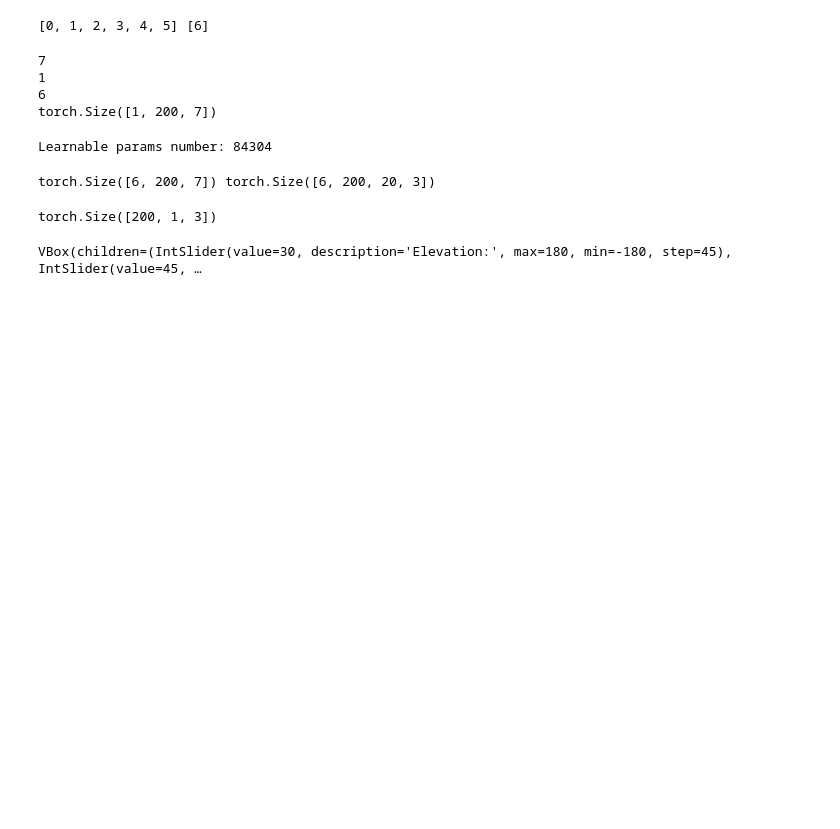
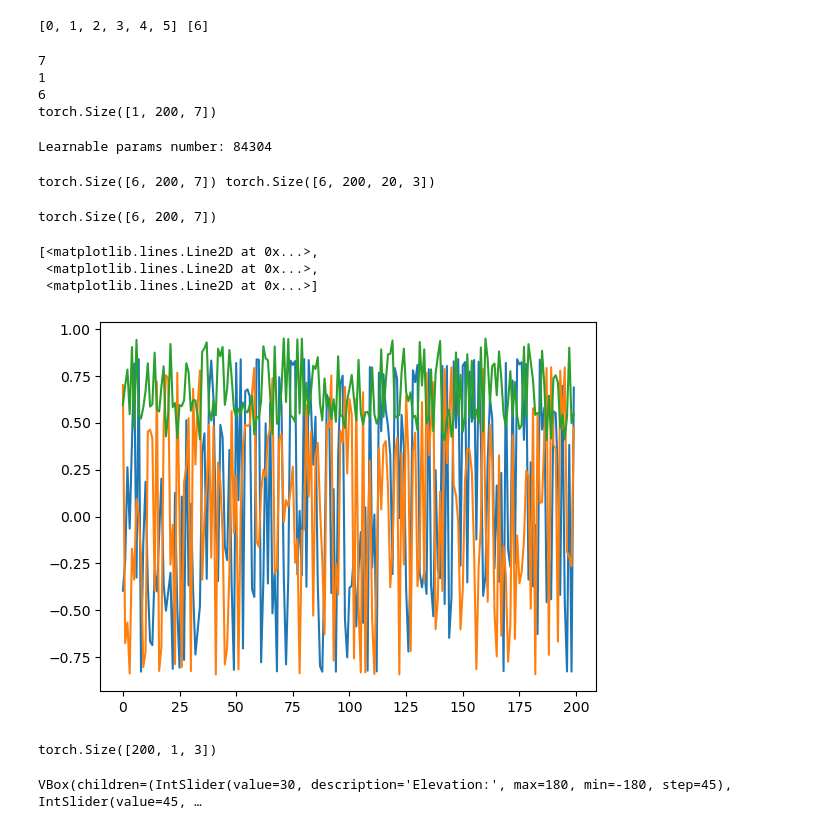
Before and after one commit to Stanpie3/Geometric-Flow-Matching, a Jupyter notebook: tangent_experiment.ipynb, the cells around one changed output. Saved outputs shown, nothing was run; the diff lists cells and outputs as text; code cells hidden in the pictures; blank space fills up the shorter version.

```diff
--- a/tangent_experiment.ipynb
+++ b/tangent_experiment.ipynb
@@ -143,6 +141,17 @@ list_traj_tangent = [manifold.logmap(gt_obs[0, 0, :3], gt_obs[i, :, :3]) for i i
 list_traj_exp = [manifold.expmap(gt_obs[0, 0, :3], list_traj_tangent[i]) for i in range(6)]
 # %% [output]
 torch.Size([6, 200, 7]) torch.Size([6, 200, 20, 3])
+# %%
+print(gt_obs.shape)
+# %% [output]
+torch.Size([6, 200, 7])
+# %%
+plt.plot(gt_obs[0,:,:3])
+# %% [output]
+[<matplotlib.lines.Line2D at 0x...>,
+ <matplotlib.lines.Line2D at 0x...>,
+ <matplotlib.lines.Line2D at 0x...>]
+[figure, added]
 # %%
 print(normal.shape)
 # %% [output]
```
Also changed, not shown: parts of 1 cell of this notebook, 5 other files.
